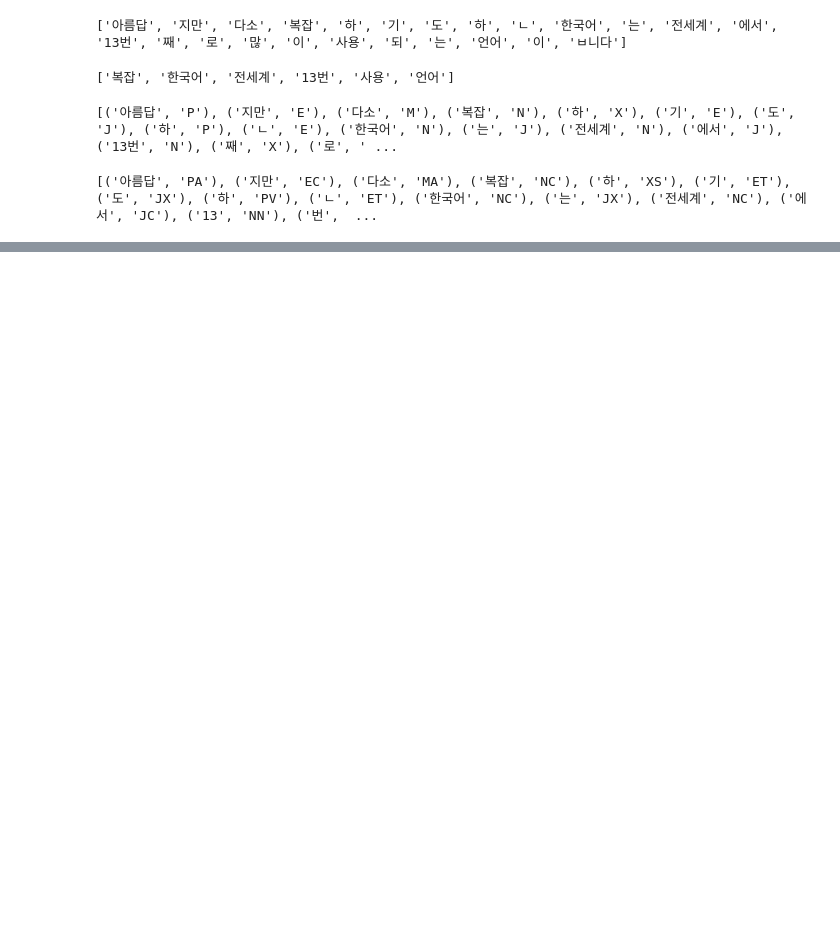
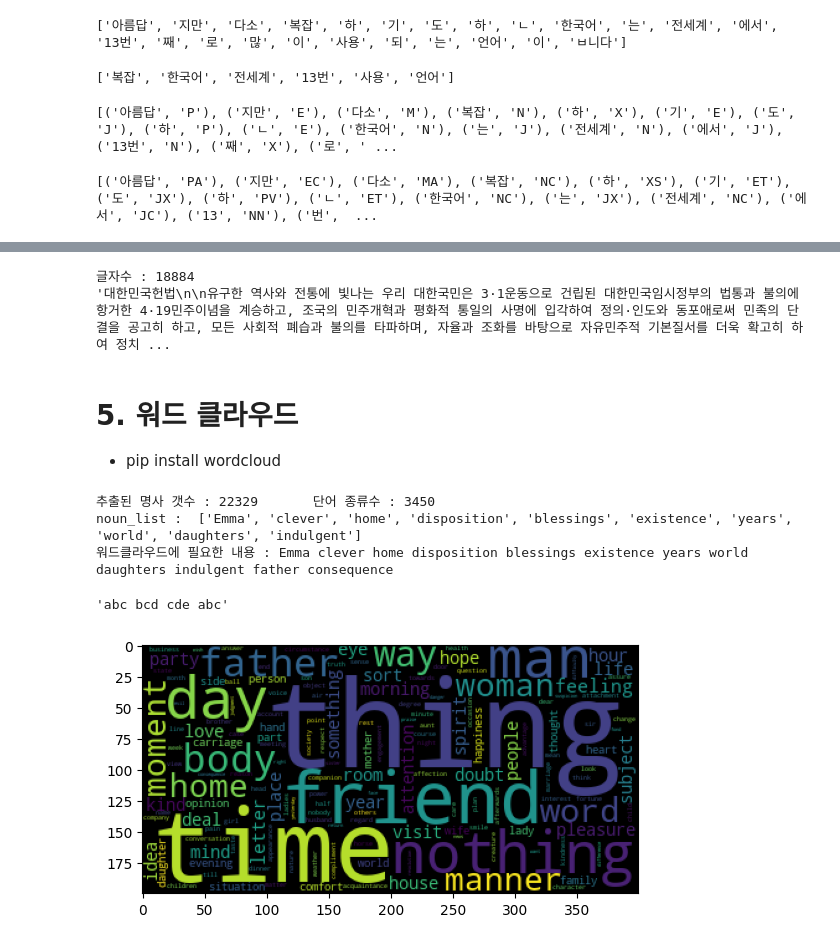
Before and after one commit to ksmindpks/ai_x, a Jupyter notebook: source/07_자연어처리/ch02_한글 형태소 분석_시각화.ipynb, the cells around one changed output, grey strips where cells are left out. Saved outputs shown, nothing was run; the diff lists cells and outputs as text; code cells hidden in the pictures; blank space fills up the shorter version.

```diff
--- a/source/07_자연어처리/ch02_한글 형태소 분석_시각화.ipynb
+++ b/source/07_자연어처리/ch02_한글 형태소 분석_시각화.ipynb
@@ -92,0 +220,49 @@ print(hannanum.pos(text, ntags=22))
+# %%
+# 영어 말뭉치
+import nltk
+emma = nltk.corpus.gutenberg.raw('austen-emma.txt')
+# %%
+# 한국어 말뭉치
+# %pip show konlpy
+from konlpy.corpus import kolaw
+consti = kolaw.open('constitution.txt').read() # readlines :한줄씩 list로 반환
+print('글자수 :', len(data))
+print('%r' % (data))
+# %% [output]
+글자수 : 18884
+'대한민국헌법\n\n유구한 역사와 전통에 빛나는 우리 대한국민은 3·1운동으로 건립된 대한민국임시정부의 법통과 불의에 항거한 4·19민주이념을 계승하고, 조국의 민주개혁과 평화적 통일의 사명에 입각하여 정의·인도와 동포애로써 민족의 단결을 공고히 하고, 모든 사회적 폐습과 불의를 타파하며, 자율과 조화를 바탕으로 자유민주적 기본질서를 더욱 확고히 하여 정치 ...
+# %% [markdown]
+# 5. 워드 클라우드
+- pip install wordcloud
+# %%
+# 말뭉치에서 단어 추출 (특수문자 제외)
+from nltk.tokenize import RegexpTokenizer
+from nltk.tag      import pos_tag
+ret = RegexpTokenizer('[a-zA-Z0-9]{2,}') # '[\w]'
+words = ret.tokenize(emma)
+# 명사(고유명사 제외)만 추출
+emma_tags = pos_tag(words)
+nouns_list = [token for token, tag in emma_tags if tag in ('NN', 'NNS')]
+print('추출된 명사 갯수 :', len(nouns_list), '\t단어 종류수 :', len(set(nouns_list)))
+print('noun_list : ', nouns_list[:10])
+emma_nouns = ' '.join(nouns_list)
+print('워드클라우드에 필요한 내용 :', emma_nouns[:100])
+# %% [output]
+추출된 명사 갯수 : 22329       단어 종류수 : 3450
+noun_list :  ['Emma', 'clever', 'home', 'disposition', 'blessings', 'existence', 'years', 'world', 'daughters', 'indulgent']
+워드클라우드에 필요한 내용 : Emma clever home disposition blessings existence years world daughters indulgent father consequence
+# %%
+l = ['abc', 'bcd', 'cde', 'abc']
+' '.join(l)
+# %% [output]
+'abc bcd cde abc'
+# %%
+from wordcloud import WordCloud
+from matplotlib import pyplot as plt
+wordC = WordCloud()
+wordC.generate(emma_nouns)
+
+plt.imshow(wordC)
+plt.show()
+# %% [output]
+[figure, added]
```
Also changed, not shown: parts of 51 cells of this notebook, 20 other files.
